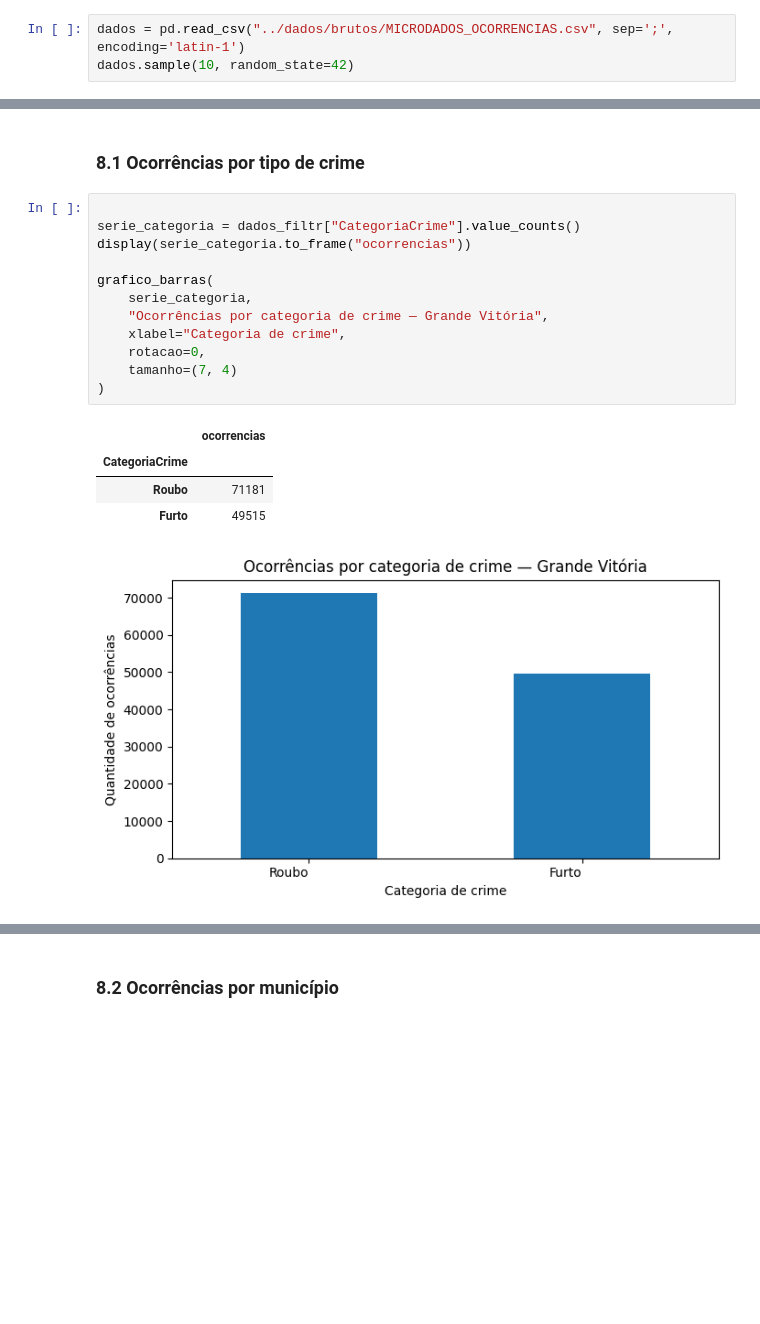
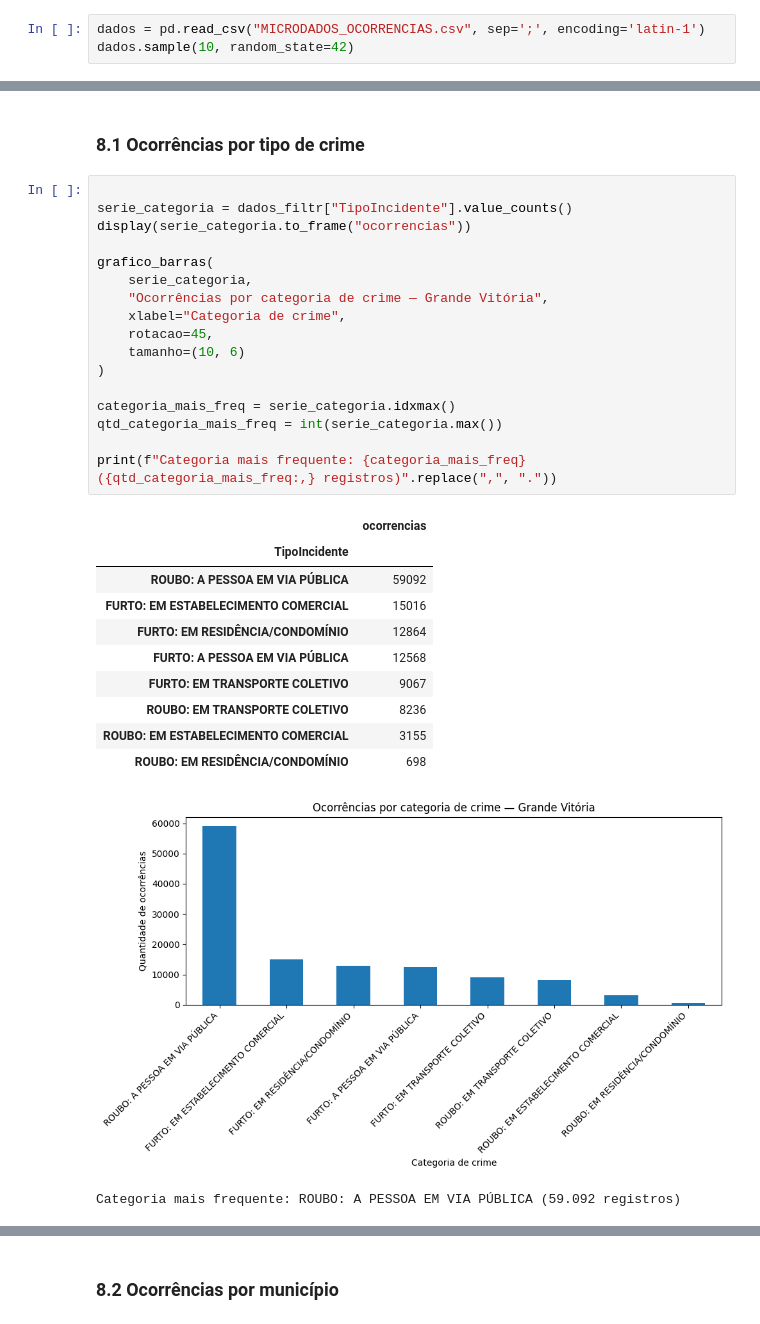
Before and after one commit to EsterBertolani/Prototipo-Analise-Exploratoria, a Jupyter notebook: notebooks/analise-furtos-roubos-gv_MAIS-RECENTE_corrigido.ipynb, the cells around one changed output, grey strips where cells are left out. Drawn from its saved outputs; the diff is of its cells as text; blank space fills up the shorter version.

```diff
--- a/notebooks/analise-furtos-roubos-gv_entrega2_organizado.ipynb
+++ b/notebooks/analise-furtos-roubos-gv_MAIS-RECENTE_corrigido.ipynb
@@ -77,7 +77,7 @@ traducao_dias = {
 # %% [markdown]
 ## Carregamento dos dados
 # %%
-dados = pd.read_csv("../dados/brutos/MICRODADOS_OCORRENCIAS.csv", sep=';', encoding='latin-1')
+dados = pd.read_csv("MICRODADOS_OCORRENCIAS.csv", sep=';', encoding='latin-1')
 dados.sample(10, random_state=42)
 # %% [output]
 |  | Data | Hora | TipoIncidente | TipoLocal | Municipio | Bairro |
@@ -377,19 +393,31 @@ def grafico_barras(serie, titulo, xlabel="", ylabel="Quantidade de ocorrências"
 ### 8.1 Ocorrências por tipo de crime
 # %%
 
-serie_categoria = dados_filtr["CategoriaCrime"].value_counts()
+serie_categoria = dados_filtr["TipoIncidente"].value_counts()
 display(serie_categoria.to_frame("ocorrencias"))
 
 grafico_barras(
     serie_categoria,
     "Ocorrências por categoria de crime — Grande Vitória",
     xlabel="Categoria de crime",
-    rotacao=0,
-    tamanho=(7, 4)
+    rotacao=45,
+    tamanho=(10, 6)
 )
+
+categoria_mais_freq = serie_categoria.idxmax()
+qtd_categoria_mais_freq = int(serie_categoria.max())
+
+print(f"Categoria mais frequente: {categoria_mais_freq} ({qtd_categoria_mais_freq:,} registros)".replace(",", "."))
 # %% [output]
 |  | ocorrencias |
-| CategoriaCrime |  |
-| Roubo | 71181 |
-| Furto | 49515 |
+| TipoIncidente |  |
+| ROUBO: A PESSOA EM VIA PÚBLICA | 59092 |
+| FURTO: EM ESTABELECIMENTO COMERCIAL | 15016 |
+| FURTO: EM RESIDÊNCIA/CONDOMÍNIO | 12864 |
+| FURTO: A PESSOA EM VIA PÚBLICA | 12568 |
+| FURTO: EM TRANSPORTE COLETIVO | 9067 |
+| ROUBO: EM TRANSPORTE COLETIVO | 8236 |
+| ROUBO: EM ESTABELECIMENTO COMERCIAL | 3155 |
+| ROUBO: EM RESIDÊNCIA/CONDOMÍNIO | 698 |
-[figure, old version]
+[figure, new version]
+Categoria mais frequente: ROUBO: A PESSOA EM VIA PÚBLICA (59.092 registros)
```
Also changed, not shown: parts of 22 cells of this notebook, 1 other file.
